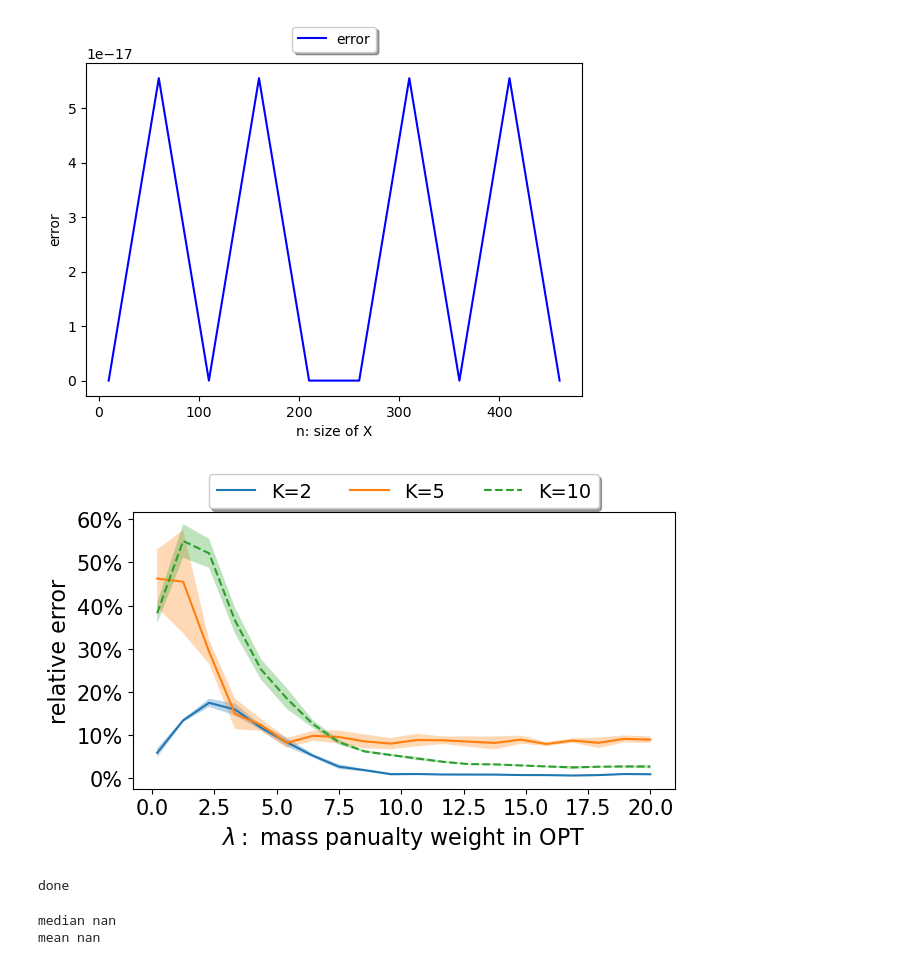
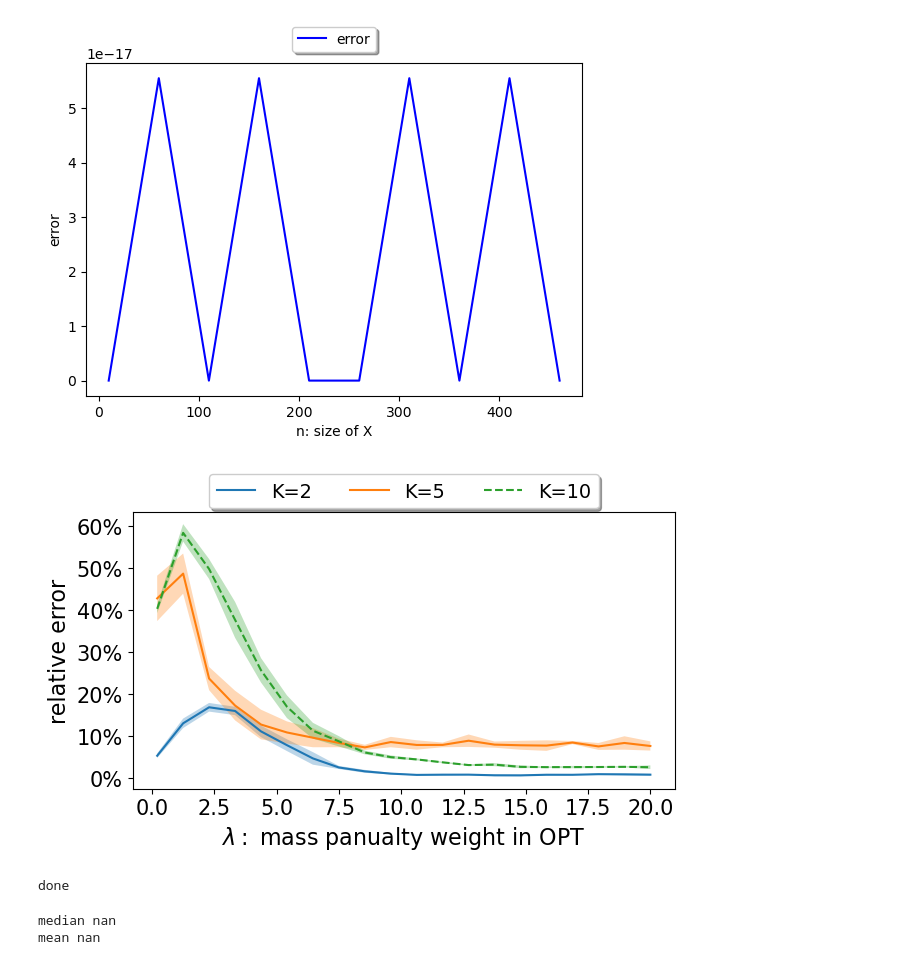
Before and after one commit to yikun-baio/LinearOPT, a Jupyter notebook: accuracy_test.ipynb, the cells around one changed output. Drawn from its saved outputs; the diff is of its cells as text; code cells hidden in the pictures.

Commit message:
modified:   .ipynb_checkpoints/accuracy_test-checkpoint.ipynb 	modified:   accuracy_test.ipynb 	modified:   experiment/Rebuttal/error_lambda.pdf 	modified:   experiment/performance/cost_list.pt

```diff
--- a/accuracy_test.ipynb
+++ b/accuracy_test.ipynb
@@ -150,14 +150,14 @@ for K in K_list:
                     vi=m_list[i]
                     Xi=np.random.multivariate_normal(vi,id2,n)
                     X_list.append(Xi)
-                    p_list.append(np.ones(n))
+                    p_list.append(np.ones(n)/n)
                     mean_list.append(vi)
                 X_list=np.stack(X_list)
                 p_list=np.stack(p_list)
                 mean_list=np.stack(mean_list)
 
                 m_bar=np.mean(mean_list,0)
-                p0=np.ones(n)
+                p0=np.ones(n)/n
                 # compute reference
                 X0=np.random.multivariate_normal(m_bar,id2,n)
 
@@ -199,35 +199,35 @@ linestyle_array = ['-', '-', '--', '--', '-.', '-.']
 #save_dict2=save_dict.copy()
 fig = plt.figure(1, (7,4))
 ax = fig.add_subplot(1,1,1)
 ind=0
 for K in K_list:
     opt_cost1=save_dict['K=%d,opt_cost_list'%(K)]
     opt_cost2=save_dict['K=%d,lopt_cost_list'%(K)]
-    relative_error=(np.abs(opt_cost2-opt_cost1)/opt_cost1+1e-4).mean(2)[0]
+    relative_error=(np.abs(opt_cost2-opt_cost1)/opt_cost1).mean(2)[0]
 
     relative_error_mean=relative_error.mean(1)
     relative_error_std=relative_error.std(1)
     ax.plot(Lambda_list,relative_error_mean,linestyle_array[ind],label=r'K=%d'%(K))
     ax.fill_between(Lambda_list,relative_error_mean-1*relative_error_std,relative_error_mean+1*relative_error_std,alpha=0.3)
     ind+=1
 
 ax.yaxis.set_major_formatter(mtick.PercentFormatter(1.0))
 #ax.yaxis.set_major_formatter(mtick.PercentFormatter())
 ax.set_xlabel("$\lambda:$ mass panualty weight in OPT",fontsize=16)
 ax.set_ylabel("relative error",fontsize=16)
 plt.xticks(fontsize=15)
 plt.yticks(fontsize=15)
 box = ax.get_position()
 ax.set_position([box.x0, box.y0 + box.height * 0.1,box.width, box.height * 0.9])
 ax.legend(loc='upper center',bbox_to_anchor=(0.5, 1.17),
           fancybox=True, shadow=True, ncol=3,fontsize=13.9)
 plt.savefig('experiment/Rebuttal/error_lambda.pdf',format="pdf",dpi=800,bbox_inches='tight')
 plt.show()
 #plt.close()
 
 print('done')
 # %% [output]
-[figure, old version]
+[figure, new version]
 done
 # %%
 K=10
```
Also changed, not shown: 2 other files.
